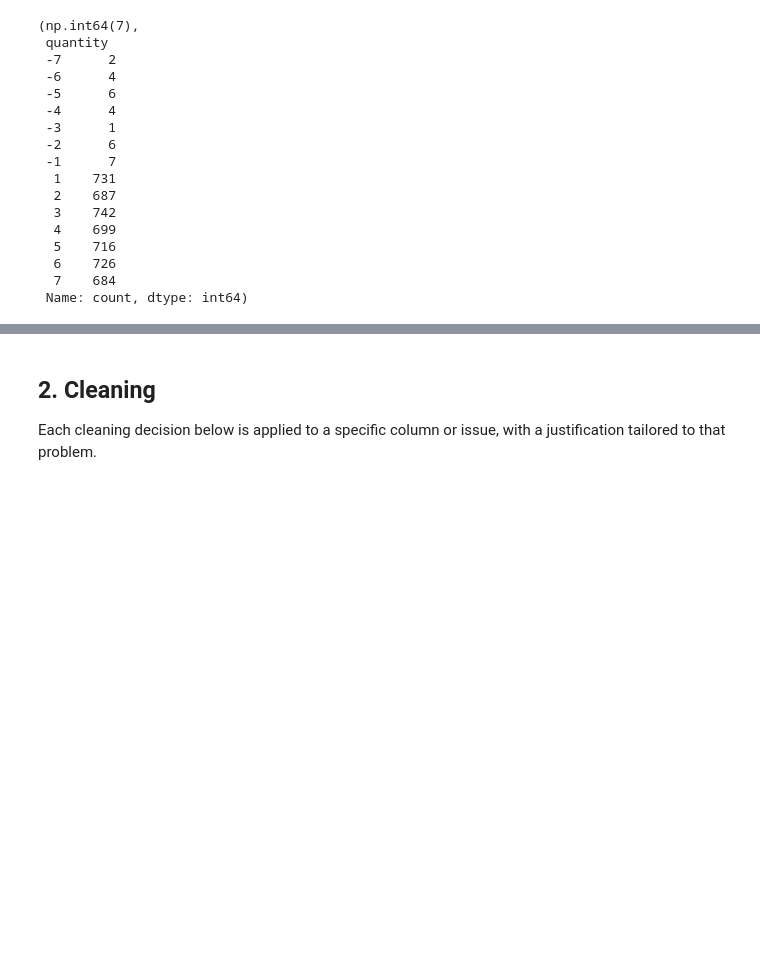
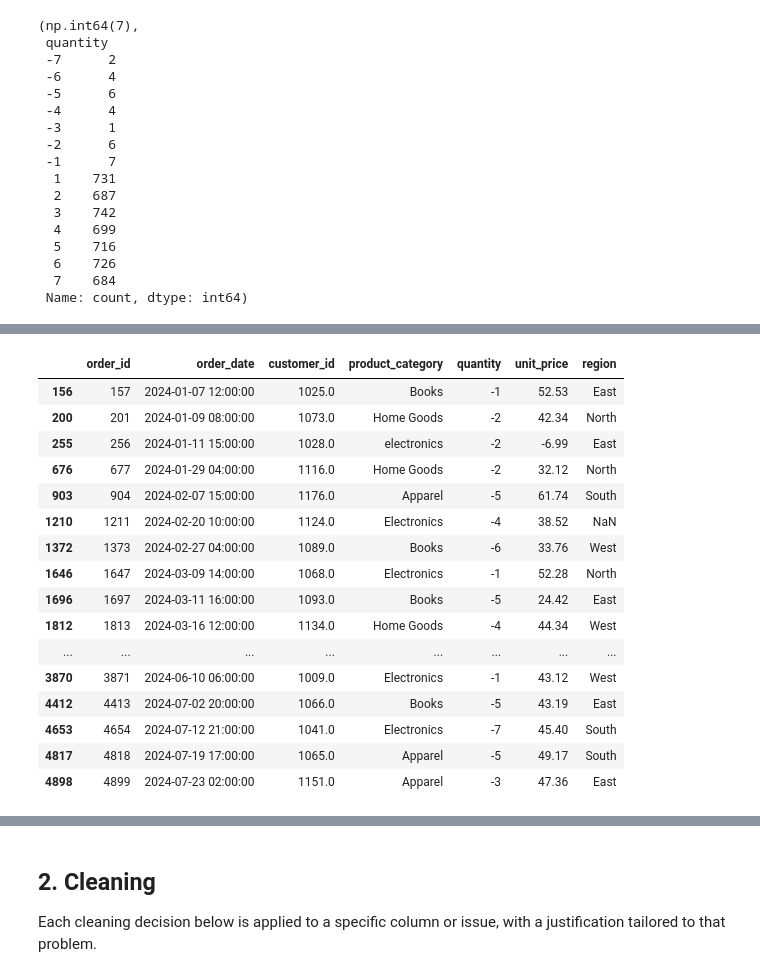
Before and after one commit to RabiaHussain1498/week5-eda, a Jupyter notebook: orders_eda.ipynb, the cells around one changed output, grey strips where cells are left out. Cells and saved outputs as stored; diff of their text form; code cells hidden in the pictures; blank space fills up the shorter version.

```diff
--- a/orders_eda.ipynb
+++ b/orders_eda.ipynb
@@ -178,0 +183,21 @@ the min already showed a problem (negative values); checking the max and full di
+# %%
+raw = pd.read_csv("data/orders_raw.csv", parse_dates=["order_date"])
+raw[raw["quantity"] < 0]
+# %% [output]
+|  | order_id | order_date | customer_id | product_category | quantity | unit_price | region |
+| 156 | 157 | 2024-01-07 12:00:00 | 1025.0 | Books | -1 | 52.53 | East |
+| 200 | 201 | 2024-01-09 08:00:00 | 1073.0 | Home Goods | -2 | 42.34 | North |
+| 255 | 256 | 2024-01-11 15:00:00 | 1028.0 | electronics | -2 | -6.99 | East |
+| 676 | 677 | 2024-01-29 04:00:00 | 1116.0 | Home Goods | -2 | 32.12 | North |
+| 903 | 904 | 2024-02-07 15:00:00 | 1176.0 | Apparel | -5 | 61.74 | South |
+| 1210 | 1211 | 2024-02-20 10:00:00 | 1124.0 | Electronics | -4 | 38.52 | NaN |
+| 1372 | 1373 | 2024-02-27 04:00:00 | 1089.0 | Books | -6 | 33.76 | West |
+| 1646 | 1647 | 2024-03-09 14:00:00 | 1068.0 | Electronics | -1 | 52.28 | North |
+| 1696 | 1697 | 2024-03-11 16:00:00 | 1093.0 | Books | -5 | 24.42 | East |
+| 1812 | 1813 | 2024-03-16 12:00:00 | 1134.0 | Home Goods | -4 | 44.34 | West |
+| ... | ... | ... | ... | ... | ... | ... | ... |
+| 3870 | 3871 | 2024-06-10 06:00:00 | 1009.0 | Electronics | -1 | 43.12 | West |
+| 4412 | 4413 | 2024-07-02 20:00:00 | 1066.0 | Books | -5 | 43.19 | East |
+| 4653 | 4654 | 2024-07-12 21:00:00 | 1041.0 | Electronics | -7 | 45.40 | South |
+| 4817 | 4818 | 2024-07-19 17:00:00 | 1065.0 | Apparel | -5 | 49.17 | South |
+| 4898 | 4899 | 2024-07-23 02:00:00 | 1151.0 | Apparel | -3 | 47.36 | East |
```
Also changed, not shown: parts of 7 cells of this notebook.
